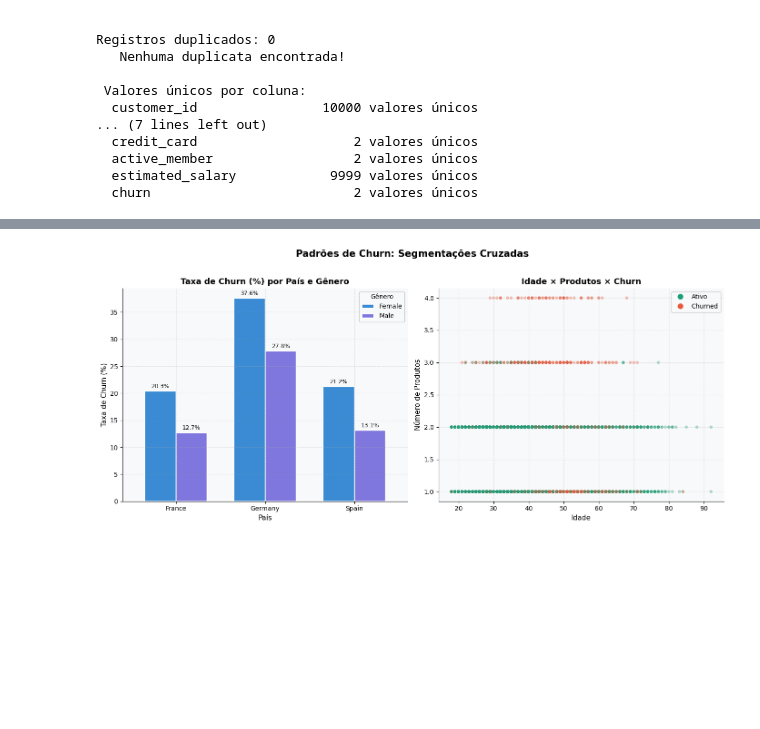
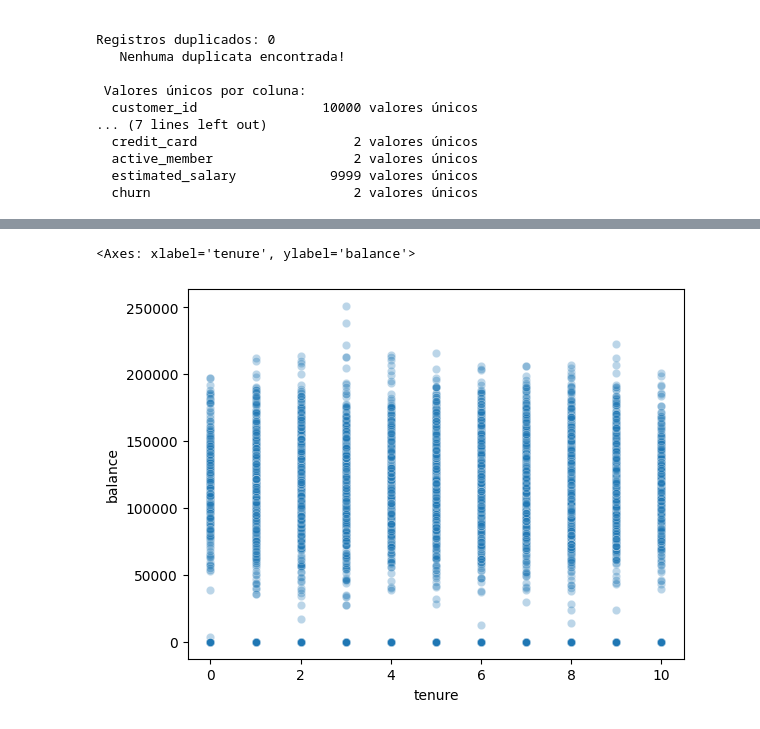
Before and after one commit to palomacdev/hackathon-churn-prediction, a Jupyter notebook: notebooks/eda_churn.ipynb, the cells around one changed output, grey strips where cells are left out. Saved outputs shown, nothing was run; the diff lists cells and outputs as text; code cells hidden in the pictures; blank space fills up the shorter version.

Commit message:
feat: adiciona análise exploratória de dados (EDA) no projeto de churn

```diff
--- a/notebooks/eda_churn.ipynb
+++ b/notebooks/eda_churn.ipynb
@@ -55,14 +13,7 @@ Bicliotecas importadas e tema visual configurado com sucesso!
 # %%
 # Carregando os dados
 
-DATA_PATH = ('/workspaces/hackathon-churn-prediction/dados/Bank_Customer_Churn_Prediction.csv')
+df = pd.read_csv('/workspaces/hackathon-churn-prediction/dados/Bank_Customer_Churn_Prediction.csv')
 
-df = pd.read_csv(DATA_PATH)
-
-print(f"Dataset carregado!")
-print(f"   Linhas  : {df.shape[0]:,}")
-print(f"   Colunas : {df.shape[1]}")
-print(f"\nColunas disponíveis:")
-for col in df.columns:
-    print(f"  • {col} ({df[col].dtype})")
+print("Dataset carregado com sucesso!")
 # %% [output]
@@ -645,39 +222,7 @@ Top 3 correlações com churn:
 # %%
-# ANÁLISE MULTIVARIADA
-#  Taxa de churn por país e gênero
-fig, axes = plt.subplots(1, 2, figsize=(14, 6))
-fig.suptitle('Padrões de Churn: Segmentações Cruzadas', y=1.02)
-
-# País × Gênero
-ax = axes[0]
-pivot = df.groupby(['country', 'gender'])['churn'].mean().unstack() * 100
-pivot.plot(kind='bar', ax=ax, color=[PALETTE['azul'], PALETTE['roxo']],
-           edgecolor='white', linewidth=1.5, width=0.7)
-ax.set_title('Taxa de Churn (%) por País e Gênero')
-ax.set_xlabel('País')
-ax.set_ylabel('Taxa de Churn (%)')
-ax.legend(title='Gênero', labels=['Female', 'Male'])
-ax.tick_params(axis='x', rotation=0)
-for container in ax.containers:
-    ax.bar_label(container, fmt='%.1f%%', fontsize=9, padding=3)
-
-# Age × Products × Churn (scatter)
-ax = axes[1]
-cores_scatter = df['churn'].map({0: PALETTE['verde'], 1: PALETTE['coral']})
-scatter = ax.scatter(df['age'], df['products_number'],
-                     c=cores_scatter, alpha=0.3, s=15)
-ax.set_title('Idade × Produtos × Churn')
-ax.set_xlabel('Idade')
-ax.set_ylabel('Número de Produtos')
-
-from matplotlib.lines import Line2D
-legend_elements = [Line2D([0], [0], marker='o', color='w', markerfacecolor=PALETTE['verde'],
-                          markersize=10, label='Ativo'),
-                   Line2D([0], [0], marker='o', color='w', markerfacecolor=PALETTE['coral'],
-                          markersize=10, label='Churned')]
-ax.legend(handles=legend_elements, fontsize=10)
-plt.tight_layout()
-plt.show()
+# existe alguma relação entre balance x tenure?
+sns.scatterplot(data=df, x="tenure", y="balance", alpha=0.3)
 # %% [output]
+<Axes: xlabel='tenure', ylabel='balance'>
-[figure, old version]
+[figure, new version]
 # %%
```
Also changed, not shown: parts of 33 cells of this notebook, 1 other file.
